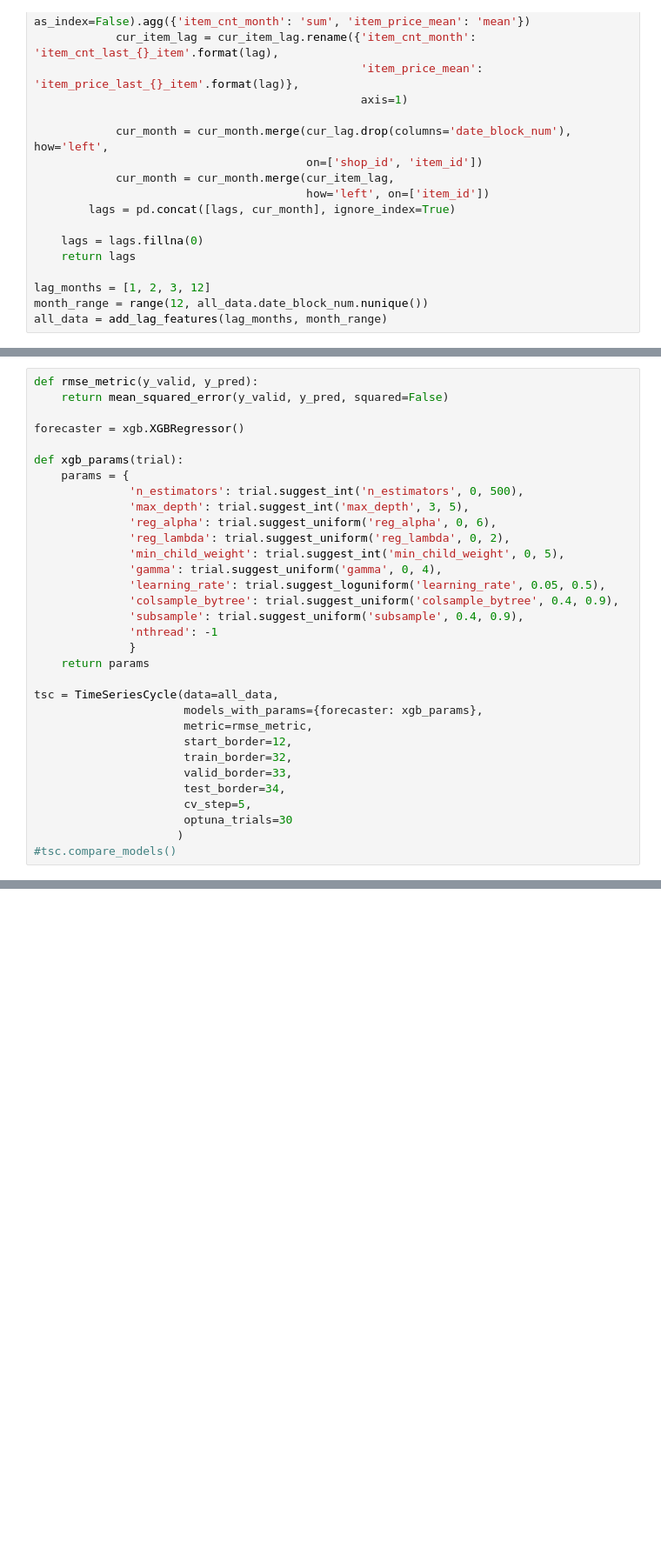
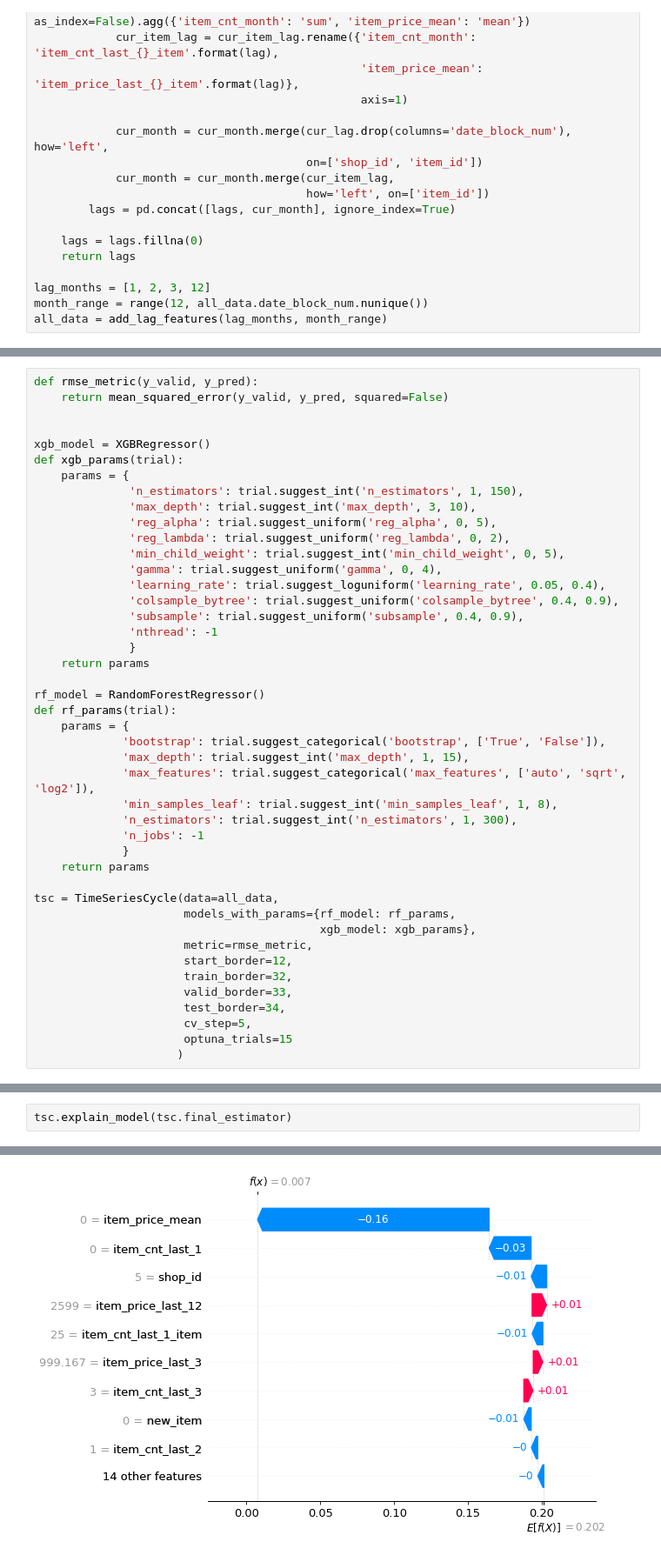
Before and after one commit to alsing/Predict-Future-Sales, a Jupyter notebook: notebooks/Model.ipynb, the cells around one changed output, grey strips where cells are left out. Shown at 87% size. Saved outputs shown, nothing was run; the diff lists cells and outputs as text; blank space fills up the shorter version.

Commit message:
Update Model

```diff
--- a/notebooks/Model.ipynb
+++ b/notebooks/Model.ipynb
@@ -274,31 +301,43 @@ class TimeSeriesCycle:
 def rmse_metric(y_valid, y_pred):
     return mean_squared_error(y_valid, y_pred, squared=False)
 
-forecaster = xgb.XGBRegressor()
 
+xgb_model = XGBRegressor()
 def xgb_params(trial):
     params = {
-              'n_estimators': trial.suggest_int('n_estimators', 0, 500),
-              'max_depth': trial.suggest_int('max_depth', 3, 5),
-              'reg_alpha': trial.suggest_uniform('reg_alpha', 0, 6),
+              'n_estimators': trial.suggest_int('n_estimators', 1, 150),
+              'max_depth': trial.suggest_int('max_depth', 3, 10),
+              'reg_alpha': trial.suggest_uniform('reg_alpha', 0, 5),
               'reg_lambda': trial.suggest_uniform('reg_lambda', 0, 2),
               'min_child_weight': trial.suggest_int('min_child_weight', 0, 5),
               'gamma': trial.suggest_uniform('gamma', 0, 4),
-              'learning_rate': trial.suggest_loguniform('learning_rate', 0.05, 0.5),
+              'learning_rate': trial.suggest_loguniform('learning_rate', 0.05, 0.4),
               'colsample_bytree': trial.suggest_uniform('colsample_bytree', 0.4, 0.9),
               'subsample': trial.suggest_uniform('subsample', 0.4, 0.9),
               'nthread': -1
               }
     return params
 
+rf_model = RandomForestRegressor()
+def rf_params(trial):
+    params = {
+             'bootstrap': trial.suggest_categorical('bootstrap', ['True', 'False']),
+             'max_depth': trial.suggest_int('max_depth', 1, 15),
+             'max_features': trial.suggest_categorical('max_features', ['auto', 'sqrt', 'log2']),
+             'min_samples_leaf': trial.suggest_int('min_samples_leaf', 1, 8),
+             'n_estimators': trial.suggest_int('n_estimators', 1, 300),
+             'n_jobs': -1
+             }
+    return params
+
 tsc = TimeSeriesCycle(data=all_data,
-                      models_with_params={forecaster: xgb_params},
+                      models_with_params={rf_model: rf_params,
+                                          xgb_model: xgb_params},
                       metric=rmse_metric,
                       start_border=12,
                       train_border=32,
                       valid_border=33,
                       test_border=34,
                       cv_step=5,
-                      optuna_trials=30
+                      optuna_trials=15
                      )
-#tsc.compare_models()
@@ -330,0 +414,3 @@ submission.to_csv('s.csv', index=False)
+# %%
+tsc.explain_model(tsc.final_estimator)
+# %% [output]
@@ -330,0 +418 @@ submission.to_csv('s.csv', index=False)
+[figure, added]
```
Also changed, not shown: parts of 12 cells of this notebook.
